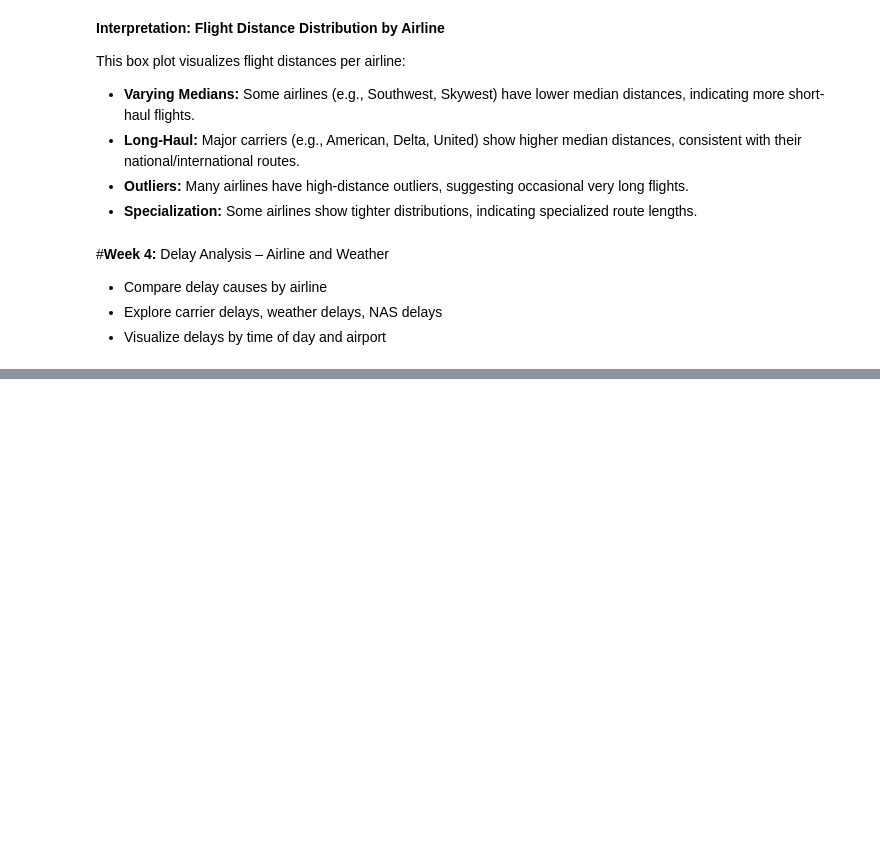
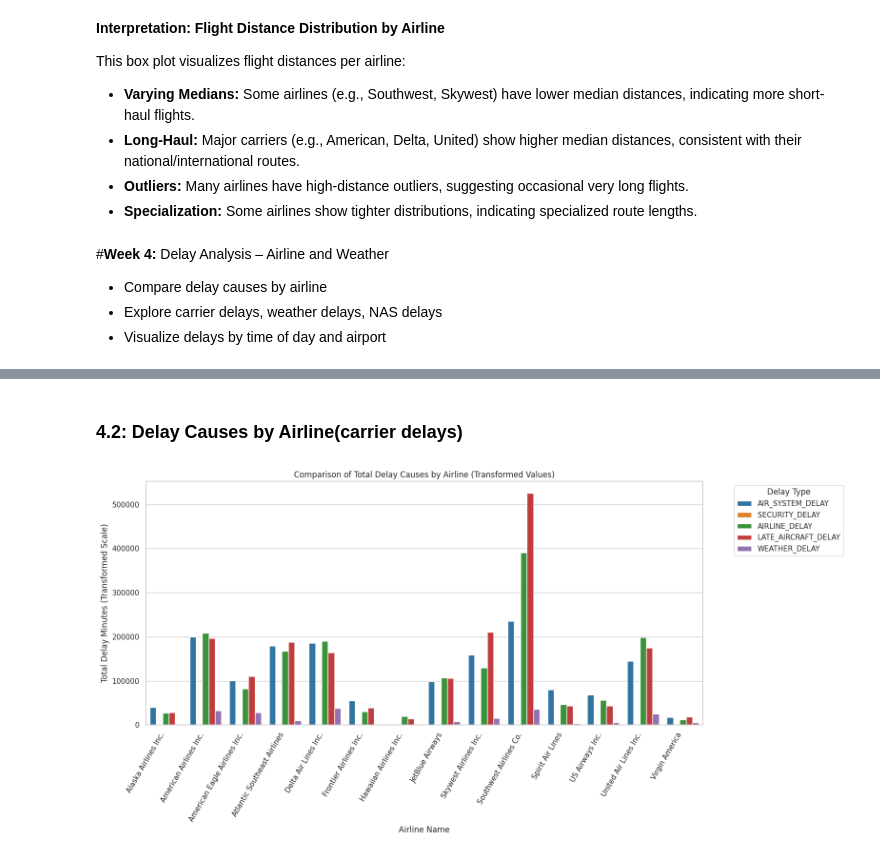
Before and after one commit to ryadavnitb/Batch-7, a Jupyter notebook: Infosys_Internship_Visual_Exploration_&_Delay_Trends.ipynb, the cells around one changed output, grey strips where cells are left out. Cells and saved outputs as stored; diff of their text form; code cells hidden in the pictures; blank space fills up the shorter version.

```diff
--- a/Infosys_Internship_Visual_Exploration_&_Delay_Trends.ipynb
+++ b/Infosys_Internship_Visual_Exploration_&_Delay_Trends.ipynb
@@ -669,0 +483,49 @@ This box plot visualizes flight distances per airline:
+# %% [markdown]
+### 4.2: Delay Causes by Airline(carrier delays)
+# %%
+# delay columns we want to analyze
+delay_cause_cols = [
+    'AIR_SYSTEM_DELAY',
+    'SECURITY_DELAY',
+    'AIRLINE_DELAY',
+    'LATE_AIRCRAFT_DELAY',
+    'WEATHER_DELAY'
+]
+
+# Filter out flights with no delays for these categories to get meaningful sums
+# And only consider rows where at least one of these specific delays is greater than 0
+# or sum up all delays greater than 0 from the original dataframe.
+# For visualization, it's better to sum up the actual delay minutes for each type.
+
+# Calculate the sum of each delay type for each airline
+# We'll consider a delay if the value is > 0 in the transformed data.
+# The transformed values still maintain the relative magnitude of delays.
+
+delay_summary = df.groupby('AIRLINE_NAME')[delay_cause_cols].sum().reset_index()
+
+# Melt the DataFrame to long format for Seaborn barplot
+# This stacks the delay types for each airline into a single column
+delay_summary_melted = delay_summary.melt(
+    id_vars='AIRLINE_NAME',
+    value_vars=delay_cause_cols,
+    var_name='Delay Type',
+    value_name='Total Delay Minutes (Transformed)'
+)
+
+plt.figure(figsize=(16, 8))
+sns.barplot(
+    data=delay_summary_melted,
+    x='AIRLINE_NAME',
+    y='Total Delay Minutes (Transformed)',
+    hue='Delay Type',
+    palette='tab10' # A good palette for categorical data
+)
+plt.title('Comparison of Total Delay Causes by Airline (Transformed Values)')
+plt.xlabel('Airline Name')
+plt.ylabel('Total Delay Minutes (Transformed Scale)')
+plt.xticks(rotation=60, ha='right') # Rotate for better readability
+plt.legend(title='Delay Type', bbox_to_anchor=(1.05, 1), loc='upper left')
+plt.tight_layout()
+plt.show()
+# %% [output]
+[figure, added]
```
Also changed, not shown: parts of 40 cells of this notebook.
